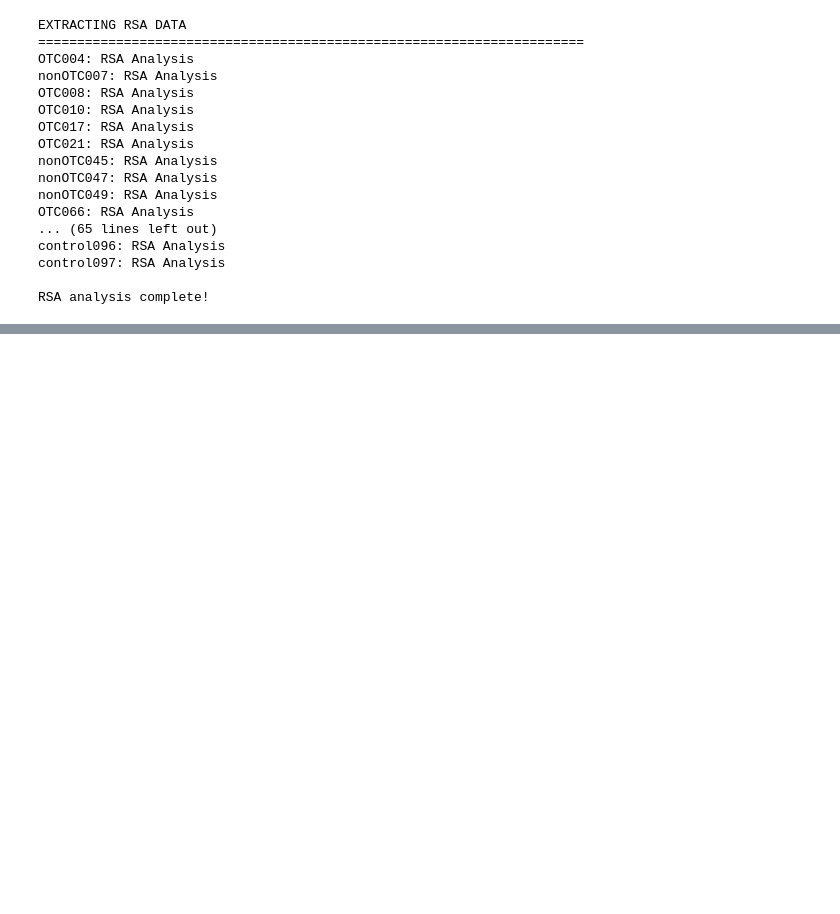
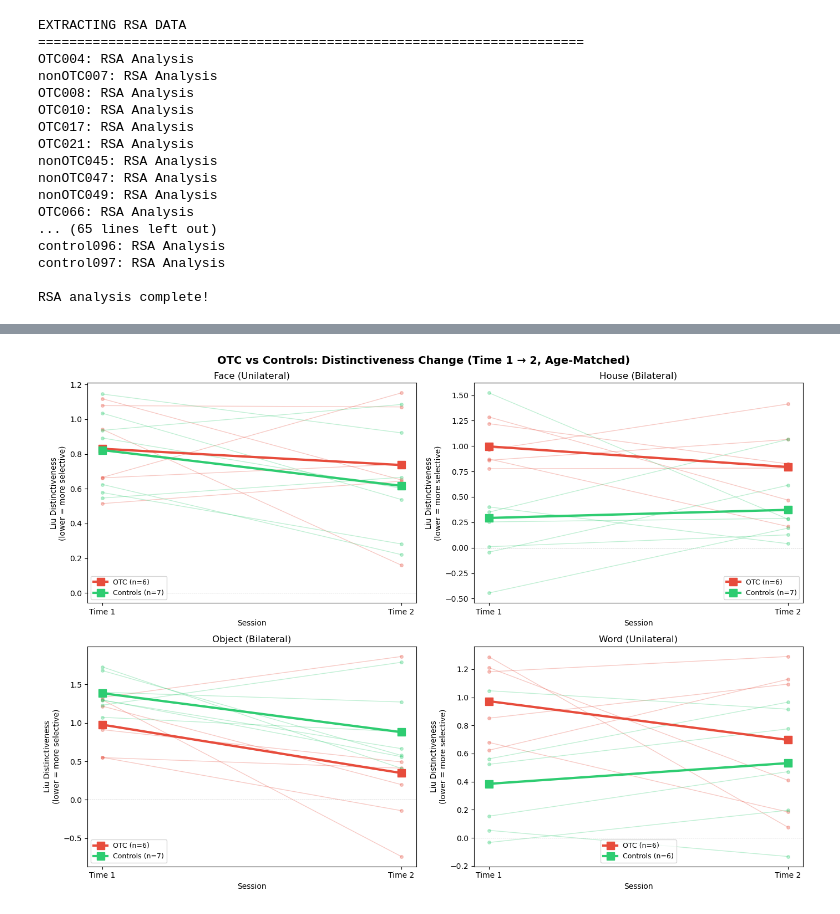
Before and after one commit to cnsimmons/sym_pt, a Jupyter notebook: B_analyses/03_mvpa_distinctiveness.ipynb, the cells around one changed output, grey strips where cells are left out. Saved outputs shown, nothing was run; the diff lists cells and outputs as text; code cells hidden in the pictures; blank space fills up the shorter version.

```diff
--- a/B_analyses/03_mvpa_distinctiveness.ipynb
+++ b/B_analyses/03_mvpa_distinctiveness.ipynb
@@ -834,2 +1045,90 @@ Right        0.579          0.124          0.455
 
 Analysis complete!
+# %%
+import matplotlib.pyplot as plt
+
+AGE_MATCH_DROP = ['sub-025', 'sub-027', 'sub-045', 'sub-072']
+categories = ['face', 'house', 'object', 'word']
+groups = ['OTC', 'Controls']
+colors = {'OTC': '#e74c3c', 'Controls': '#2ecc71'}
+
+fig, axes = plt.subplots(2, 2, figsize=(14, 10))
+
+for cat_idx, category in enumerate(categories):
+    ax = axes[cat_idx // 2][cat_idx % 2]
+    cat_type = 'Bilateral' if category in BILATERAL_CATEGORIES else 'Unilateral'
+
+    for group_name, group_filter in [('OTC', 'OTC'), ('Controls', 'control')]:
+        for subject_id in ANALYSIS_SUBJECTS.keys():
+            if subject_id in AGE_MATCH_DROP:
+                continue
+            info = ANALYSIS_SUBJECTS[subject_id]
+            if info['code'] in SUBJECTS_TO_SKIP:
+                continue
+            if group_filter == 'OTC' and info['group'] != 'OTC':
+                continue
+            if group_filter == 'control' and info['patient_status'] != 'control':
+                continue
+            if subject_id not in liu_distinctiveness:
+                continue
+            if category not in liu_distinctiveness[subject_id]:
+                continue
+
+            sessions_data = liu_distinctiveness[subject_id][category]
+            session_keys = sorted(sessions_data.keys())
+            if len(session_keys) < 2:
+                continue
+
+            # Only first two sessions
+            s1, s2 = session_keys[0], session_keys[1]
+            y_vals = [sessions_data[s1]['liu_distinctiveness'],
+                      sessions_data[s2]['liu_distinctiveness']]
+
+            ax.plot([0, 1], y_vals, '-o', color=colors[group_name], alpha=0.3,
+                    markersize=4, linewidth=1)
+
+    # Group means (sessions 1 and 2 only)
+    for group_name, group_filter in [('OTC', 'OTC'), ('Controls', 'control')]:
+        t1_vals = []
+        t2_vals = []
+        for subject_id in ANALYSIS_SUBJECTS.keys():
+            if subject_id in AGE_MATCH_DROP:
+                continue
+            info = ANALYSIS_SUBJECTS[subject_id]
+            if info['code'] in SUBJECTS_TO_SKIP:
+                continue
+            if group_filter == 'OTC' and info['group'] != 'OTC':
+                continue
+            if group_filter == 'control' and info['patient_status'] != 'control':
+                continue
+            if subject_id not in liu_distinctiveness:
+                continue
+            if category not in liu_distinctiveness[subject_id]:
+                continue
+            sessions_data = liu_distinctiveness[subject_id][category]
+            session_keys = sorted(sessions_data.keys())
+            if len(session_keys) < 2:
+                continue
+            t1_vals.append(sessions_data[session_keys[0]]['liu_distinctiveness'])
+            t2_vals.append(sessions_data[session_keys[1]]['liu_distinctiveness'])
+
+        if t1_vals:
+            ax.plot([0, 1], [np.mean(t1_vals), np.mean(t2_vals)], '-s',
+                    color=colors[group_name], linewidth=3, markersize=10,
+                    label=f'{group_name} (n={len(t1_vals)})', zorder=10)
+
+    ax.axhline(y=0, color='gray', linestyle='--', linewidth=0.5, alpha=0.5)
+    ax.set_title(f'{category.title()} ({cat_type})')
+    ax.set_xlabel('Session')
+    ax.set_ylabel('Liu Distinctiveness\n(lower = more selective)')
+    ax.set_xticks([0, 1])
+    ax.set_xticklabels(['Time 1', 'Time 2'])
+    ax.legend(fontsize=9)
+
+plt.suptitle('OTC vs Controls: Distinctiveness Change (Time 1 → 2, Age-Matched)',
+             fontsize=14, fontweight='bold')
+plt.tight_layout()
+plt.savefig(str(OUTPUT_DIR / 'otc_vs_controls_t1t2.png'), dpi=150, bbox_inches='tight')
+plt.show()
+# %% [output]
+[figure, added]
```
Also changed, not shown: parts of 20 cells of this notebook, 6 other files.
